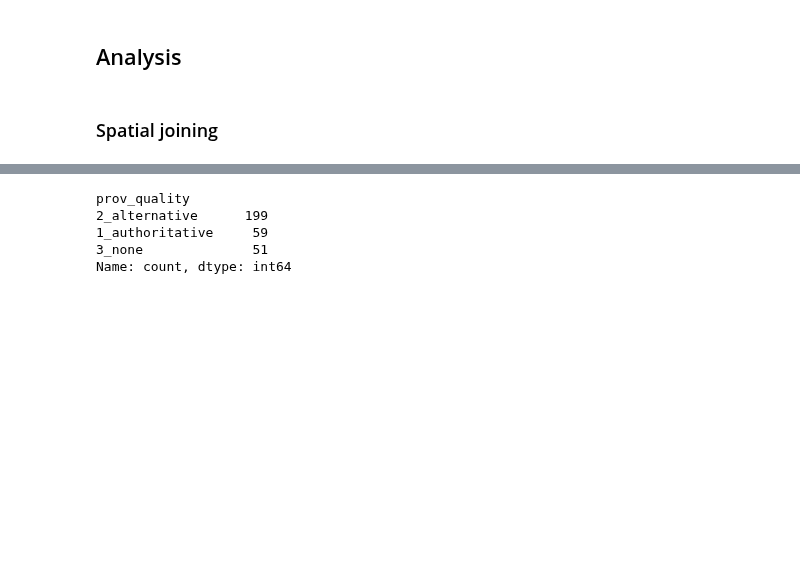
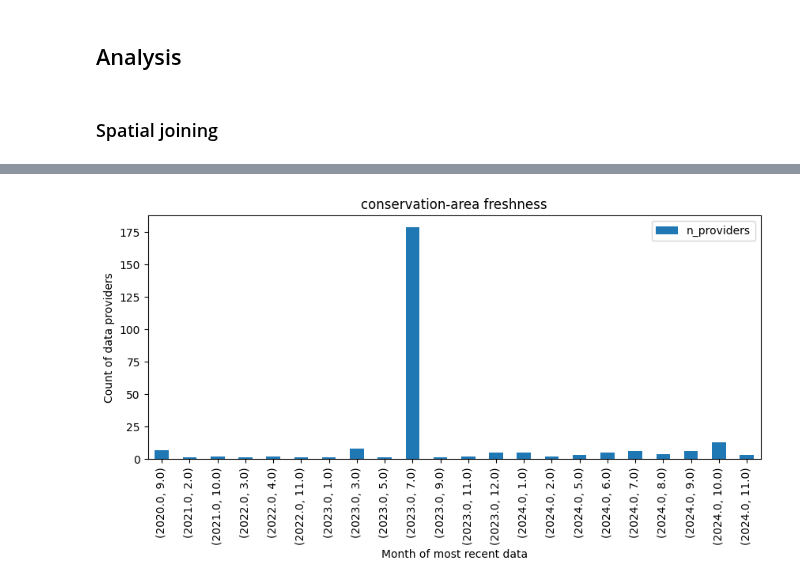
Before and after one commit to digital-land/jupyter-analysis, a Jupyter notebook: analysis/2024-06_issue_monitoring/provision_map_test.ipynb, the cells around one changed output, grey strips where cells are left out. Cells and saved outputs as stored; diff of their text form; code cells hidden in the pictures; blank space fills up the shorter version.

```diff
--- a/analysis/2024-06_issue_monitoring/provision_map_test.ipynb
+++ b/analysis/2024-06_issue_monitoring/provision_map_test.ipynb
@@ -195,8 +206,20 @@ lpa_prov_map.head()
-# %%
-lpa_prov_map.prov_quality.value_counts()
-# %% [output]
-prov_quality
-2_alternative      199
-1_authoritative     59
-3_none              51
-Name: count, dtype: int64
+# %%
+supply_count = lpa_prov_map.groupby(
+        [lpa_prov_map["latest_resource_start_date"].dt.year,
+        lpa_prov_map["latest_resource_start_date"].dt.month]
+     ).agg(
+        n_providers = ("organisation", "count")
+     )
+
+fig, ax = plt.subplots(figsize=(10, 4))
+
+supply_count.plot(
+    ax = ax,
+    y = "n_providers",
+    kind="bar")
+ax.set_title('conservation-area freshness')
+ax.set_xlabel("Month of most recent data")
+ax.set_ylabel("Count of data providers")
+plt.show()
+# %% [output]
+[figure, added]
```
Also changed, not shown: parts of 14 cells of this notebook.
